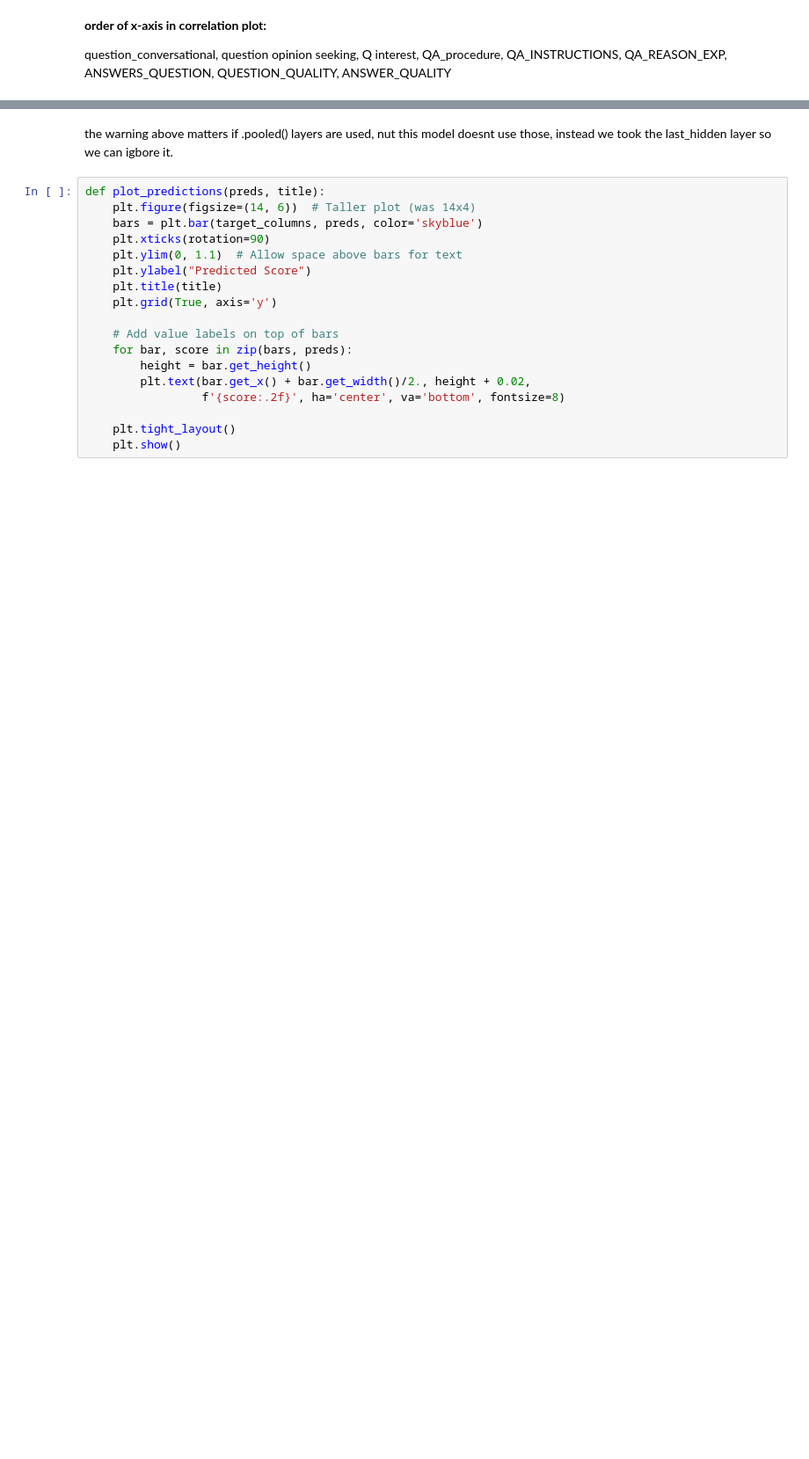
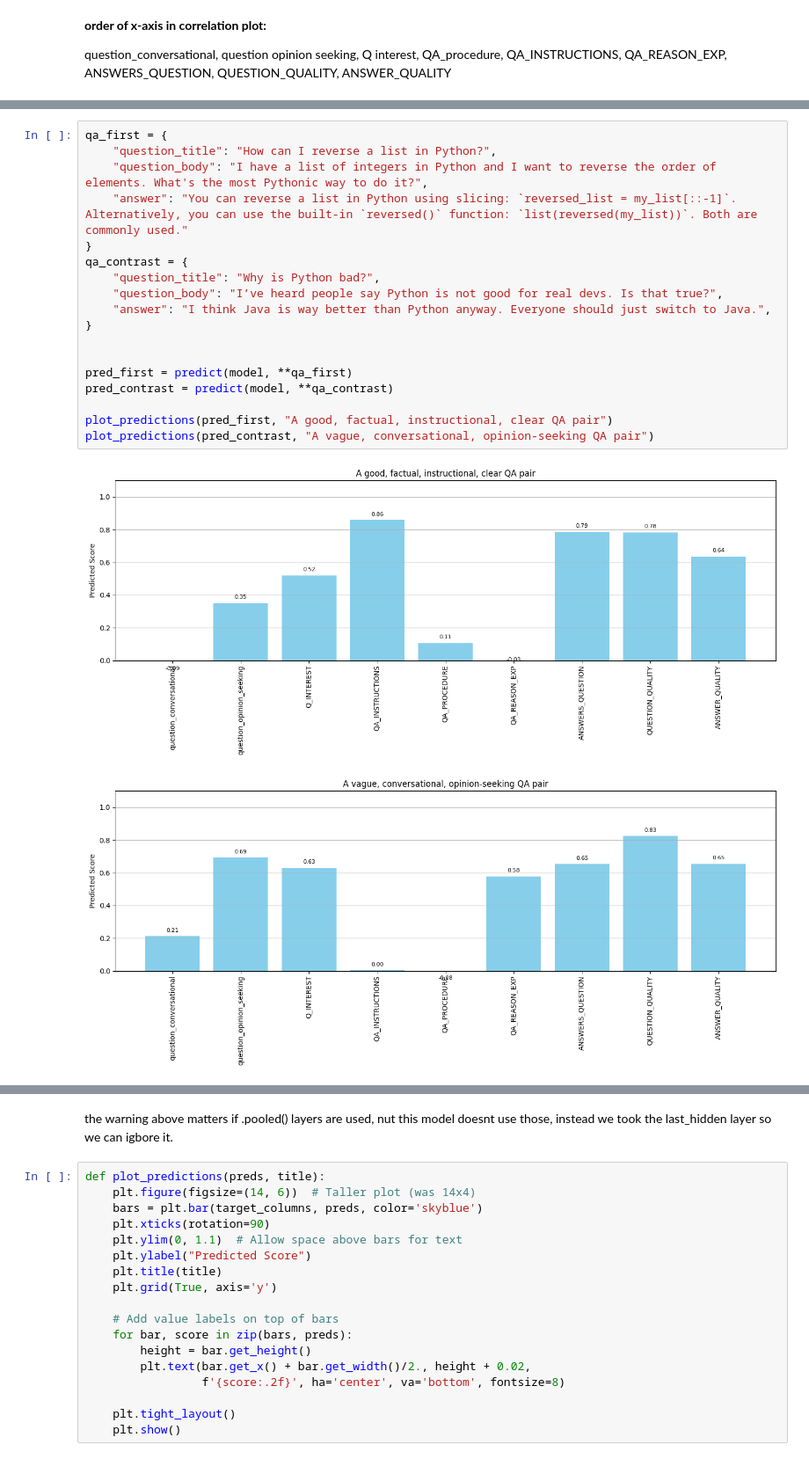
Before and after one commit to freida20git/SubjectiveQA-Rater, a Jupyter notebook: notebooks/siamiseNet_RoBERTa.ipynb, the cells around one changed output, grey strips where cells are left out. Shown at 88% size. Cells and saved outputs as stored; diff of their text form; blank space fills up the shorter version.

```diff
--- a/notebooks/siamiseNet_RoBERTa.ipynb
+++ b/notebooks/siamiseNet_RoBERTa.ipynb
@@ -449,0 +527,21 @@ torch.save(model.state_dict(), f"siamese_roberta_epoch10.pth")
+# %%
+qa_first = {
+    "question_title": "How can I reverse a list in Python?",
+    "question_body": "I have a list of integers in Python and I want to reverse the order of elements. What's the most Pythonic way to do it?",
+    "answer": "You can reverse a list in Python using slicing: `reversed_list = my_list[::-1]`. Alternatively, you can use the built-in `reversed()` function: `list(reversed(my_list))`. Both are commonly used."
+}
+qa_contrast = {
+    "question_title": "Why is Python bad?",
+    "question_body": "I’ve heard people say Python is not good for real devs. Is that true?",
+    "answer": "I think Java is way better than Python anyway. Everyone should just switch to Java.",
+}
+
+
+pred_first = predict(model, **qa_first)
+pred_contrast = predict(model, **qa_contrast)
+
+plot_predictions(pred_first, "A good, factual, instructional, clear QA pair")
+plot_predictions(pred_contrast, "A vague, conversational, opinion-seeking QA pair")
+# %% [output]
+[figure, added]
+[figure, added]
```
Also changed, not shown: parts of 24 cells of this notebook.
